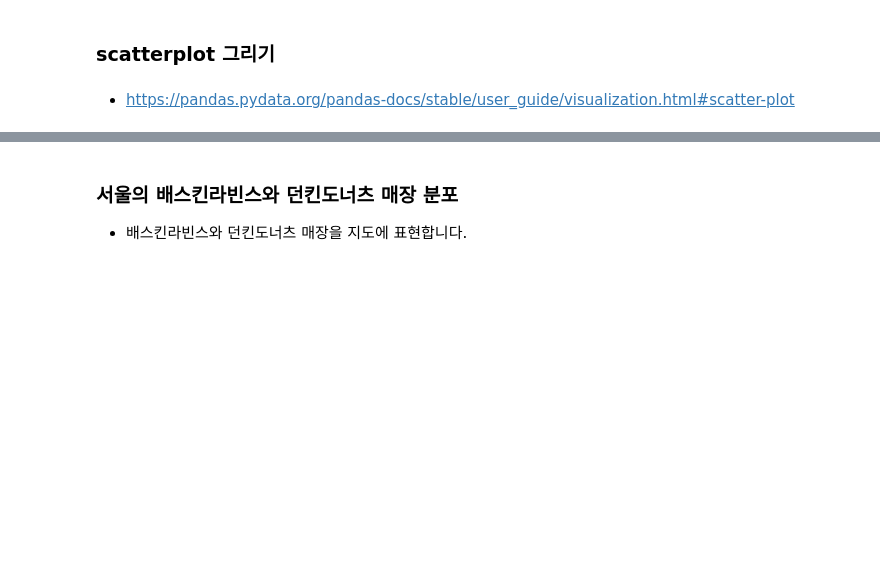
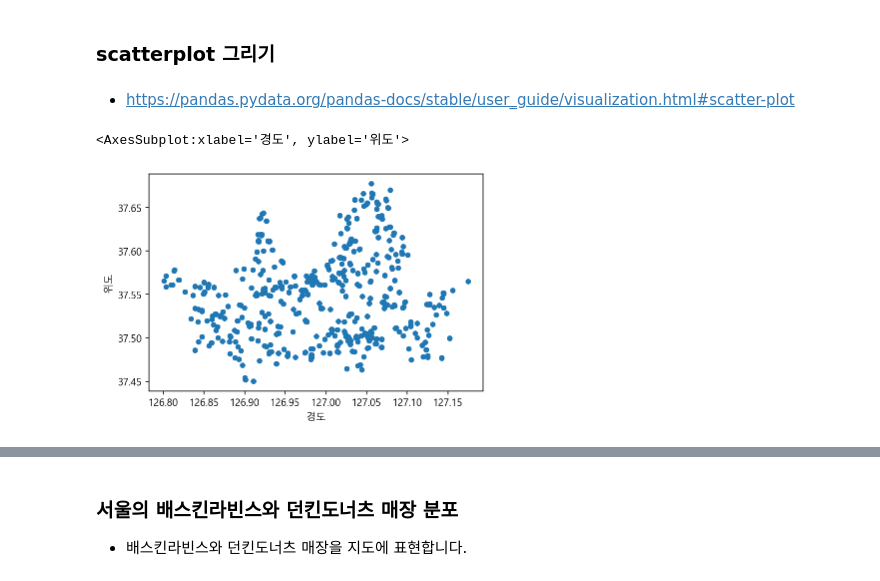
Before and after one commit to analyst-sooin/-, a Jupyter notebook: 03_franchise_eda_input.ipynb, the cells around one changed output, grey strips where cells are left out. Cells and saved outputs as stored; diff of their text form; code cells hidden in the pictures; blank space fills up the shorter version.

```diff
--- a/03_franchise_eda_input.ipynb
+++ b/03_franchise_eda_input.ipynb
@@ -409,5 +409,9 @@ g = sns.countplot(data = df_31, x ='시군구명', hue='브랜드명')
 * https://pandas.pydata.org/pandas-docs/stable/user_guide/visualization.html#scatter-plot
 # %%
 # Pandas 의 plot 으로 scatterplot 을 그립니다.
+df_31[['경도','위도']].plot.scatter(x='경도', y='위도')
+# %% [output]
+<AxesSubplot:xlabel='경도', ylabel='위도'>
+[figure, added]
 # %%
 # seaborn의 scatterplot 으로 hue에 브랜드명을 지정해서 시각화 합니다.
```
Also changed, not shown: parts of 13 cells of this notebook.
